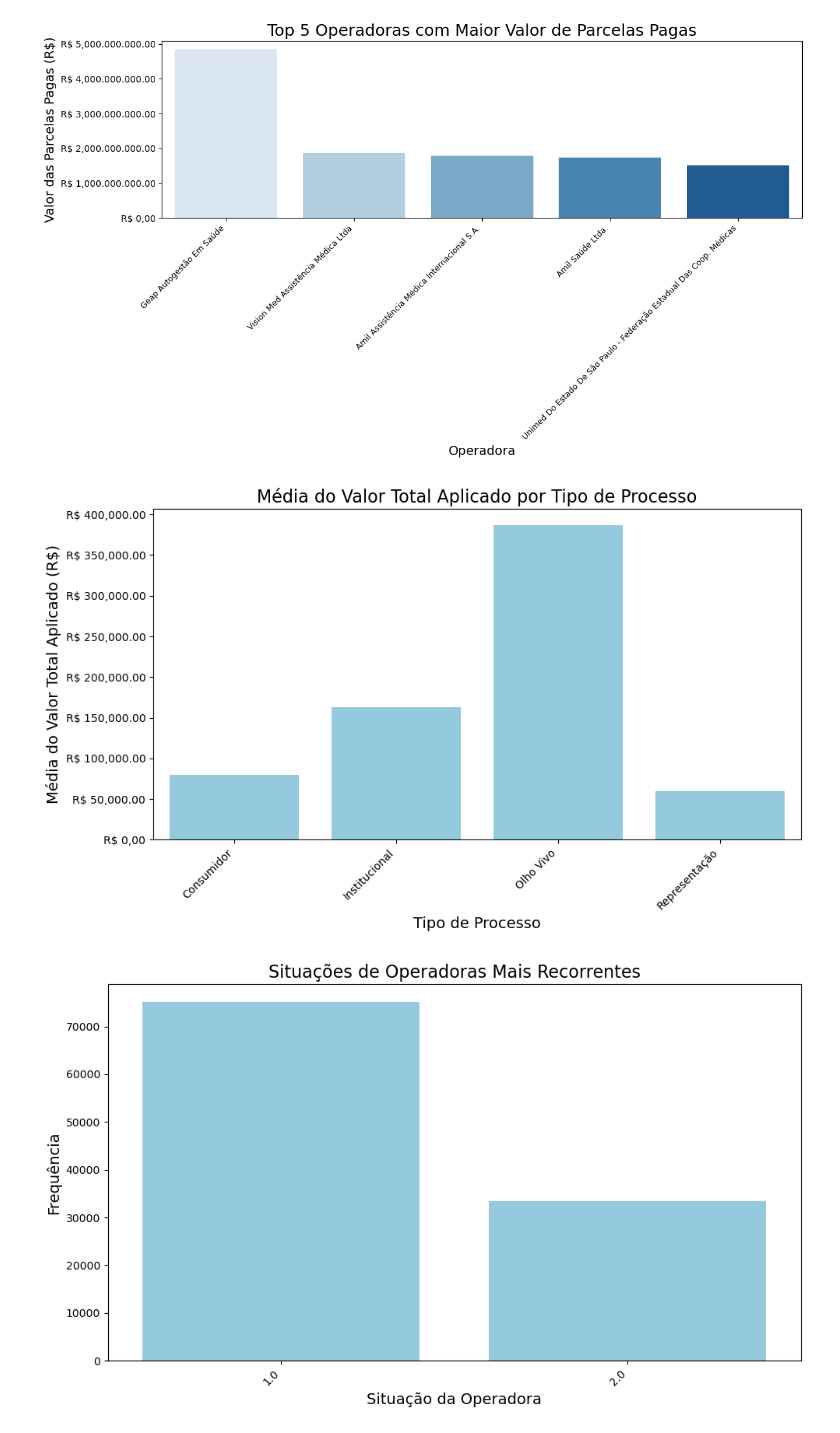
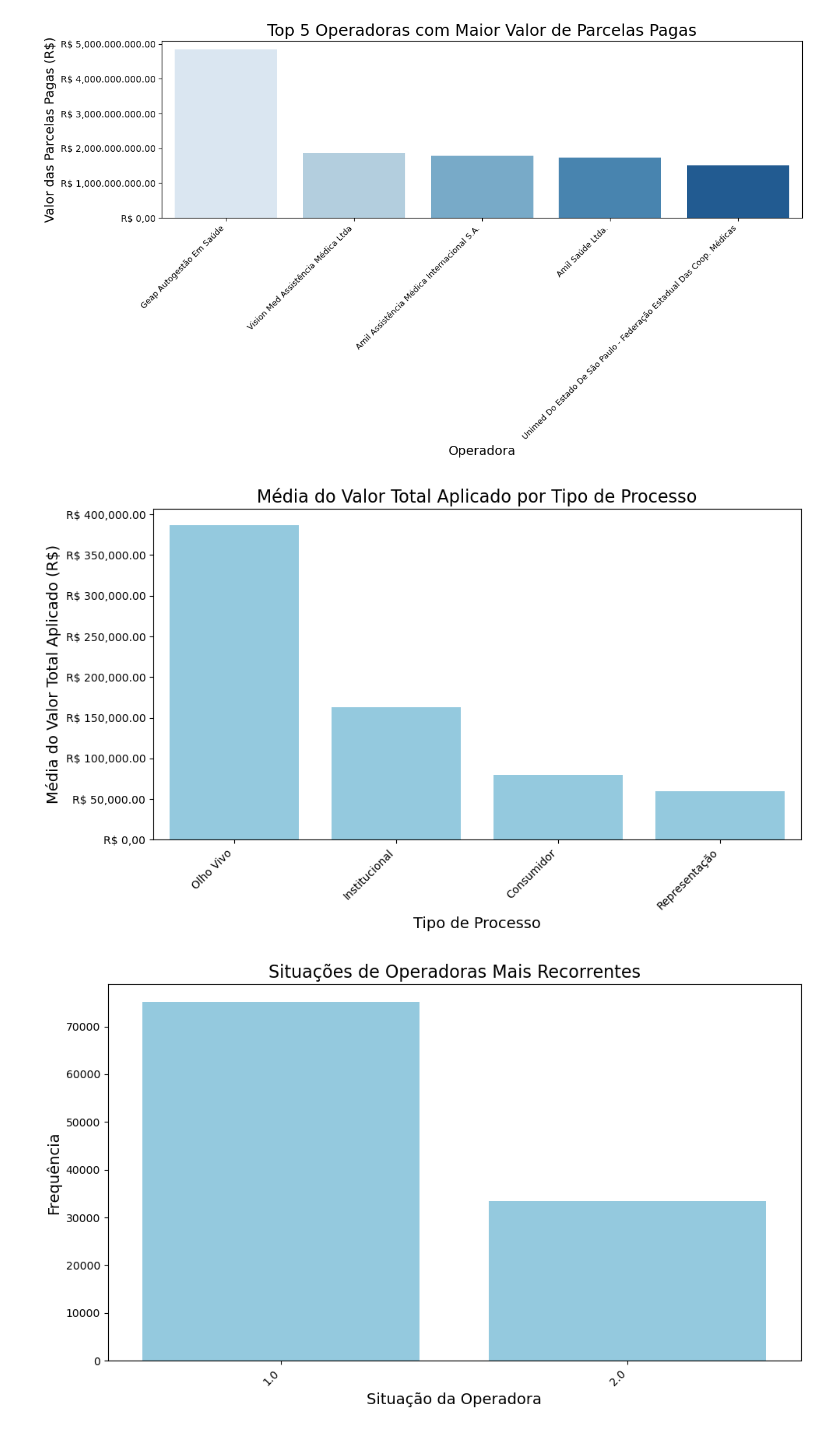
Before and after one commit to rdzw/DATA-SCIENCE-E-BUSINESS-INTELLIGENCE, a Jupyter notebook: turma2/atividade_26_11_24.ipynb, the cells around one changed output. Cells and saved outputs as stored; diff of their text form; code cells hidden in the pictures.

```diff
--- a/turma2/atividade_26_11_24.ipynb
+++ b/turma2/atividade_26_11_24.ipynb
@@ -101,33 +122,35 @@ plt.show()
 # %% [output]
 [figure]
 # %%
-# Criar gráfico de barras
+# Calcular a média do valor total aplicado por tipo de processo
+df_media_tipo = df_mark[['TIPO_PROCESSO', 'VL_TOTAL_APLICADO_1A']].groupby('TIPO_PROCESSO').mean() \
+                  .sort_values(by='VL_TOTAL_APLICADO_1A', ascending=False).reset_index()
+
+# Criar gráfico de barras para a média do valor total aplicado por tipo de processo
 plt.figure(figsize=(10, 6))
 ax = sns.barplot(x='TIPO_PROCESSO', y='VL_TOTAL_APLICADO_1A', data=df_media_tipo, color='skyblue')
 
 # Adicionar título e rótulos com fontes maiores
 plt.title('Média do Valor Total Aplicado por Tipo de Processo', fontsize=16)
 plt.xlabel('Tipo de Processo', fontsize=14)
 plt.ylabel('Média do Valor Total Aplicado (R$)', fontsize=14)
-
-
 
 # Formatar valores no eixo Y como moeda
 def formatar_moeda_y(valor, _):
     return f'R$ {valor:,.2f}'.replace(',', '.').replace('.', ',', 1)
 
 plt.gca().yaxis.set_major_formatter(FuncFormatter(formatar_moeda_y))
 
 # Ajustar os rótulos do eixo X para evitar sobreposição e aumentar a visibilidade
 plt.xticks(rotation=45, ha='right', fontsize=10)
 
 # Ajustar o layout para garantir que todos os elementos caibam
 plt.tight_layout()
 
 # Exibir gráfico
 plt.show()
 # %% [output]
-[figure, old version]
+[figure, new version]
 # %%
 # Contar as situações mais recorrentes
 df_situacoes = df_mark['SITUACAO_OPERADORA'].value_counts().head(5).reset_index()
```
Also changed, not shown: parts of 23 cells of this notebook, 1 other file.
